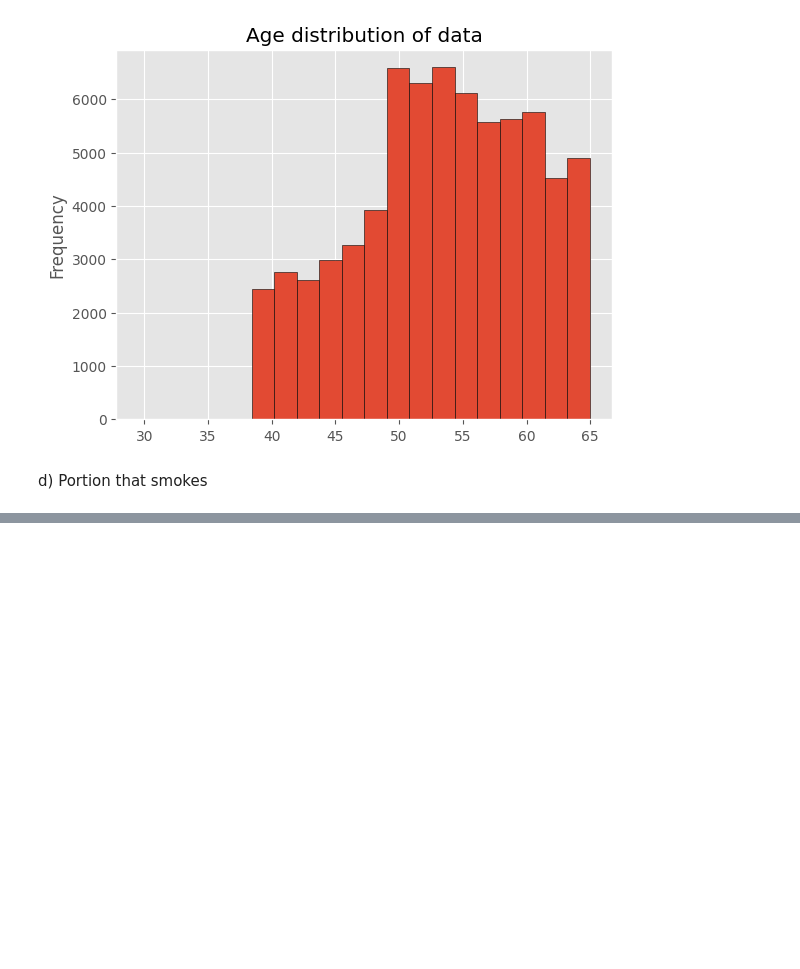
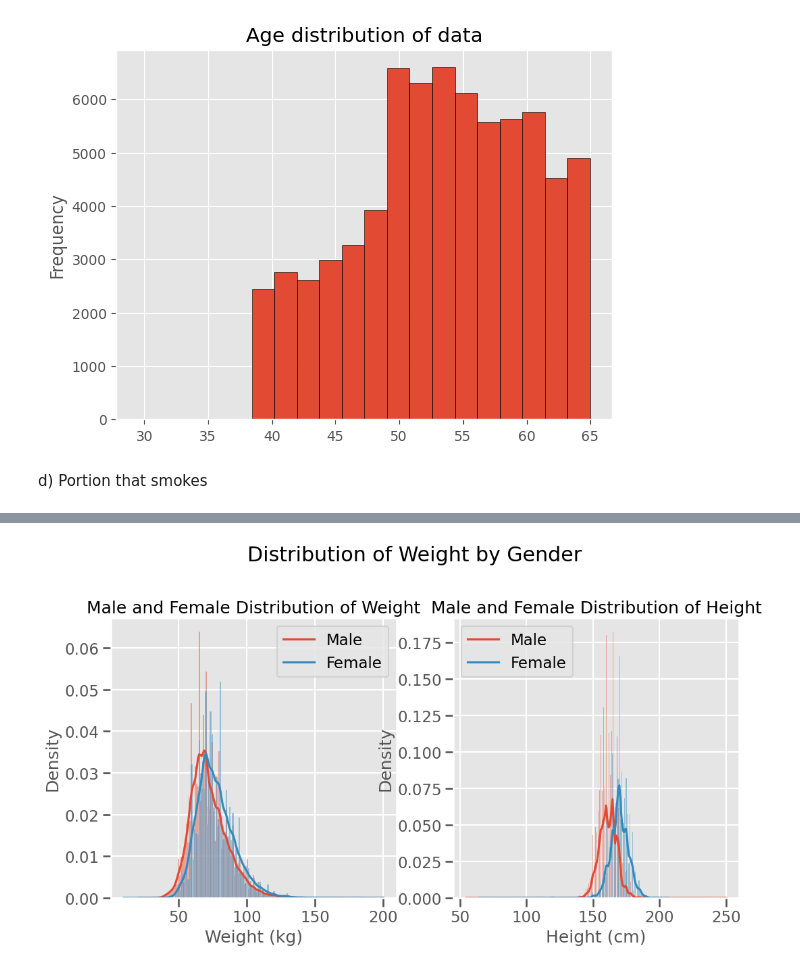
Before and after one commit to JoelOscarsson/Machine-Learning, a Jupyter notebook: Projects/Disease-Prediction.ipynb, the cells around one changed output, grey strips where cells are left out. Saved outputs shown, nothing was run; the diff lists cells and outputs as text; code cells hidden in the pictures; blank space fills up the shorter version.

```diff
--- a/Projects/Disease-Prediction.ipynb
+++ b/Projects/Disease-Prediction.ipynb
@@ -158,0 +199,23 @@ plt.title('Portion that smokes');
+# %%
+fig, ax = plt.subplots(1,2, figsize= (12,6))
+
+# male plot
+sns.histplot(ax = ax[0], x = "weight", data=cardio_train_df[cardio_train_df["gender"] == 1], stat="density", kde=True)
+sns.histplot(ax = ax[0], x = "weight", data=cardio_train_df[cardio_train_df["gender"] == 2], stat="density", kde=True)
+sns.set_context("talk")
+fig.subplots_adjust(top=.8)
+fig.suptitle('Distribution of Weight by Gender')
+
+ax[0].set(title="Male and Female Distribution of Weight", xlabel= "Weight (kg)", ylabel= "Density")
+ax[0].legend(["Male","Female"])
+
+# female plot
+sns.histplot(ax = ax[1], x = "height", data=cardio_train_df[cardio_train_df["gender"] == 1], stat="density", kde=True)
+sns.histplot(ax = ax[1], x = "height", data=cardio_train_df[cardio_train_df["gender"] == 2], stat="density", kde=True)
+
+ax[1].set(title="Male and Female Distribution of Height", xlabel= "Height (cm)", ylabel= "Density")
+ax[1].legend(["Male","Female"])
+
+plt.show()
+# %% [output]
+[figure, added]
```
Also changed, not shown: parts of 9 cells of this notebook.
